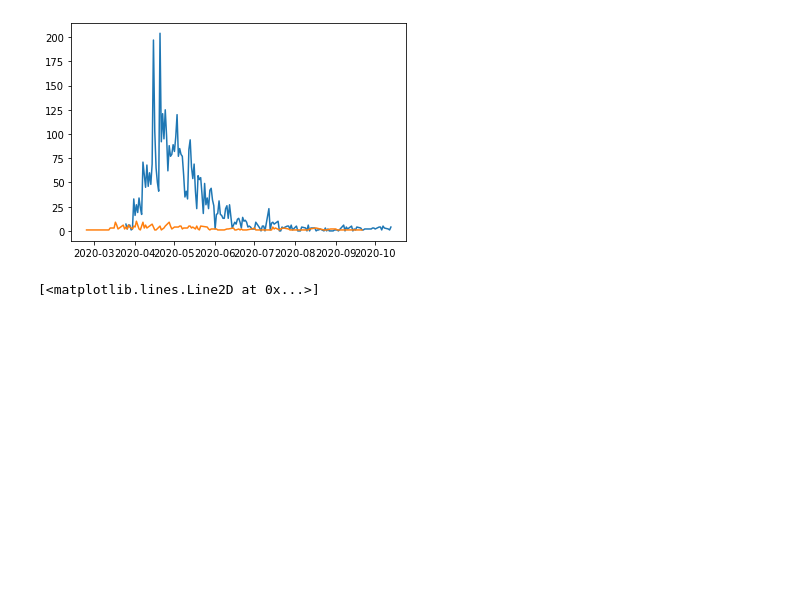
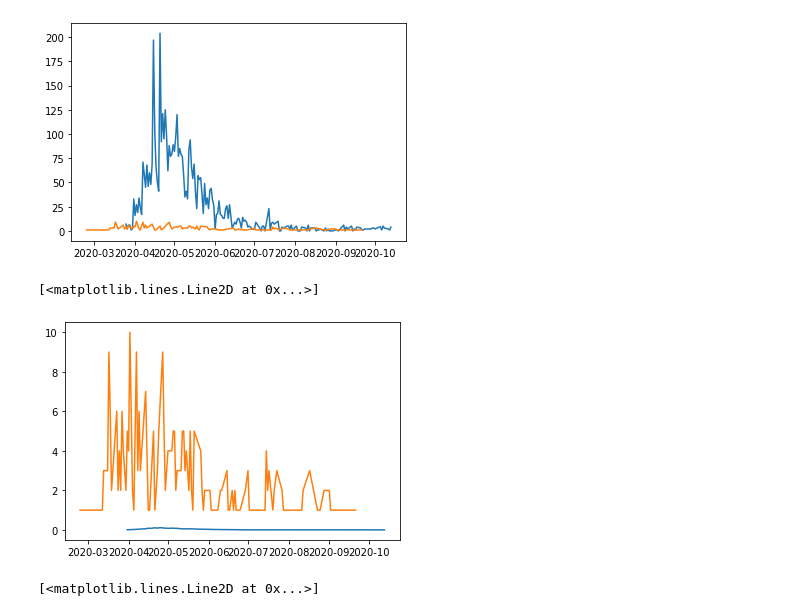
Before and after one commit to kpananjady/OSHA, a Jupyter notebook: OSHA preliminary analysis.ipynb, the cells around one changed output. Saved outputs shown, nothing was run; the diff lists cells and outputs as text; code cells hidden in the pictures; blank space fills up the shorter version.

```diff
--- a/OSHA preliminary analysis.ipynb
+++ b/OSHA preliminary analysis.ipynb
@@ -104,0 +227,8 @@ df_complaints_over_time = pd.DataFrame(df_ct_2.groupby(by='Receipt Date').sum())
+# %%
+df_complaints_over_time = df_complaints_over_time.set_index('Receipt Date')
+# %%
+df_complaints_over_time.index = pd.DatetimeIndex(df_complaints_over_time.index)
+
+df_complaints_over_time = df_complaints_over_time.reindex(idx, fill_value=0)
+# %%
+df_complaints_over_time = df_complaints_over_time.reset_index()
@@ -168,6 +316,13 @@ ax.plot(df_complaints_over_time['Receipt Date'], df_complaints_over_time['Closed
 # %% [output]
 [<matplotlib.lines.Line2D at 0x...>]
 [figure]
+# %%
+fig,ax = plt.subplots()
+ax.plot(df_deaths['Date'], df_deaths['Seven day rolling average of deaths per thousand'])
+ax.plot(df_complaints_over_time['Receipt Date'], df_complaints_over_time['Closed Complaints'])
+# %% [output]
+[<matplotlib.lines.Line2D at 0x...>]
+[figure, added]
 # %%
 #since July 1
 # %%
```
Also changed, not shown: parts of 38 cells of this notebook, 1 other file.
